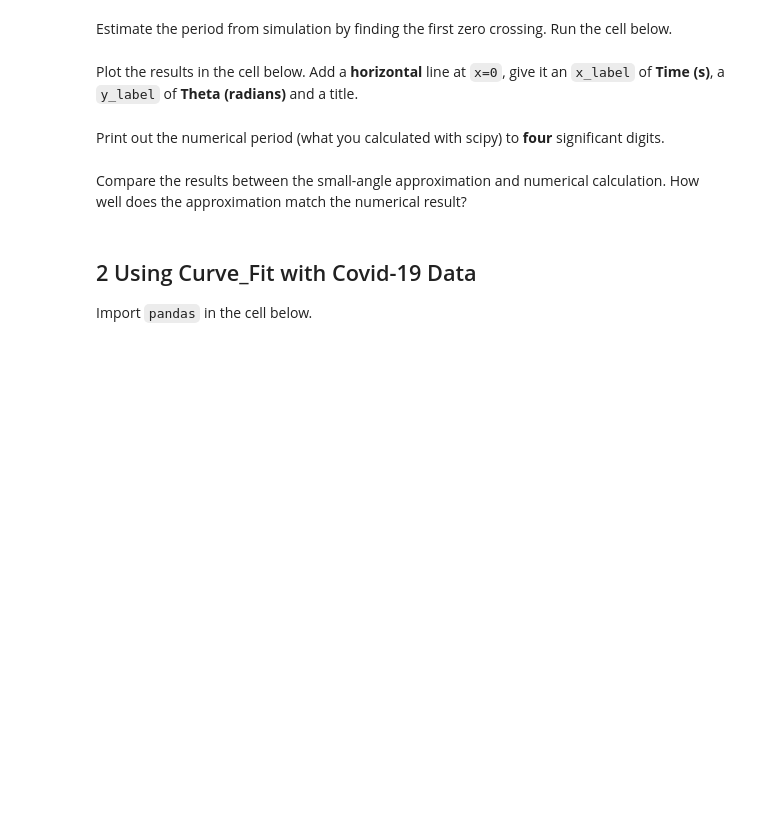
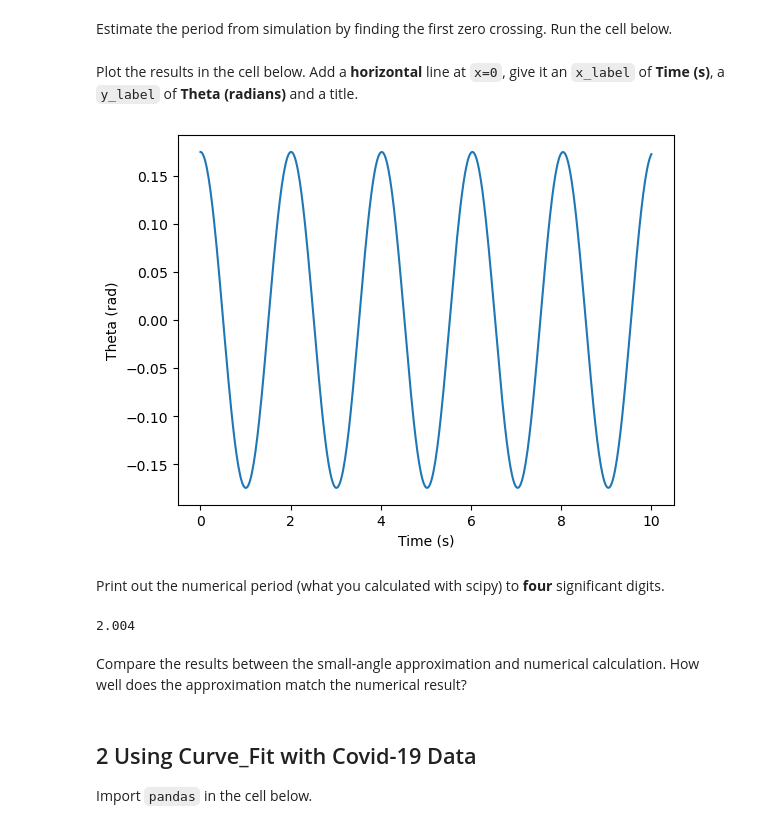
Before and after one commit to ADeight0n/ulab_angelina, a Jupyter notebook: homework13/hw13.ipynb, the cells around one changed output. Cells and saved outputs as stored; diff of their text form; code cells hidden in the pictures; blank space fills up the shorter version.

```diff
--- a/homework13/hw13.ipynb
+++ b/homework13/hw13.ipynb
@@ -35,12 +40,19 @@ Import `numpy`, `matplotlib` and `solve_ivp` in the cell below.
 Define the acceleration of gravity $g$ (two significant digits is fine) and the length of the pendulum $l$ in the cell below to **1 meter**.
 # %%
 # Your code here
+g = 9.8
+L = 1.0
 # %% [markdown]
 Write a **function** called `pendulum` that contain the arguments `t` and `y`. Write out the differential equation. Follow the structure Brianna gave in lecture, it's very similar.
 
 *Hint: The variable domega/dt should be equal to -(g / L) * np.sin(theta)*. I'll let you take care of the rest.
 # %%
 # Your code here
+def pendulum(t, y):
+    theta, omega = y #y[0] = theta, y[1] = omega
+    dtheta_dt = omega
+    domega_dt =  -(g/L) * np.sin(theta)
+    return[dtheta_dt, domega_dt]
 # %% [markdown]
 Give you equation some initial conditions. Run the cell below.
 # %%
@@ -50,5 +62,9 @@ omega_0 = 0.0 # Initial angular velocity
 Solve the differential equation using `solve_ivp`. Set the simulation time to **10 seconds** and the time for evaluation to **10 steps**.
 # %%
 # Your code here
+t_span = (0, 10)
+t_eval = np.linspace(0, 10, 500)
+
+sol = solve_ivp(pendulum, t_span, [theta_0, omega_0], t_eval = t_eval)
 # %% [markdown]
 Extrac the **theta** values (`sol.y`) and the **time** values (`sol.t`).
@@ -57,3 +71,7 @@ Extrac the **theta** values (`sol.y`) and the **time** values (`sol.t`).
+# %%
+# Your code here
+theta_values = sol.y[0]
+time_values = sol.t
 # %% [markdown]
 Calculate the theoretical period (aka small-angle approximation).
 
@@ -76,10 +98,19 @@ else:
 Plot the results in the cell below. Add a **horizontal** line at `x=0`, give it an `x_label` of **Time (s)**, a `y_label` of **Theta (radians)** and a title.
 # %%
 # Your code here
+plt.plot(time_values, theta_values, label='numerical solution')
+plt.xlabel('Time (s)')
+plt.ylabel('Theta (rad)')
+plt.show()
+# %% [output]
+[figure, added]
 # %% [markdown]
 Print out the numerical period (what you calculated with scipy) to **four** significant digits.
 # %%
 # Your code here
+print(format(T_numerical, '.4'))
+# %% [output]
+2.004
 # %% [markdown]
 Compare the results between the small-angle approximation and numerical calculation. How well does the approximation match the numerical result?
 # %%
```
Also changed, not shown: parts of 24 cells of this notebook, 3 other files.
